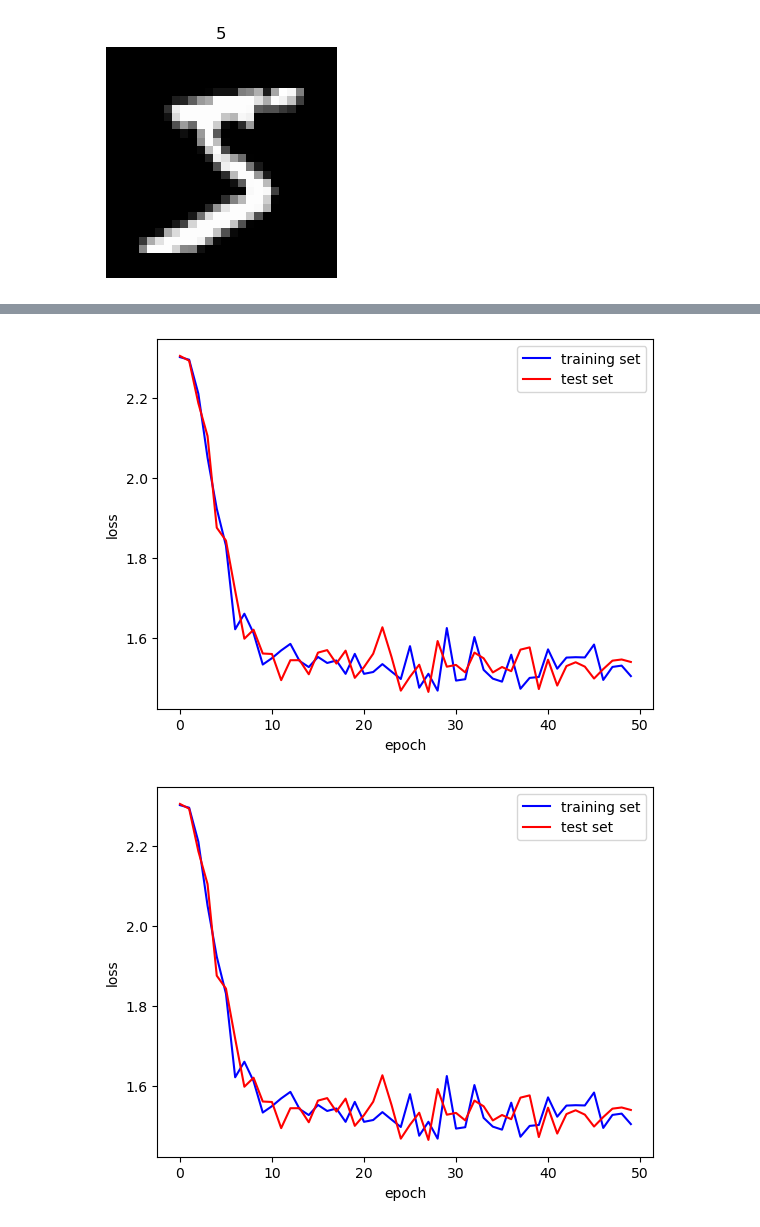
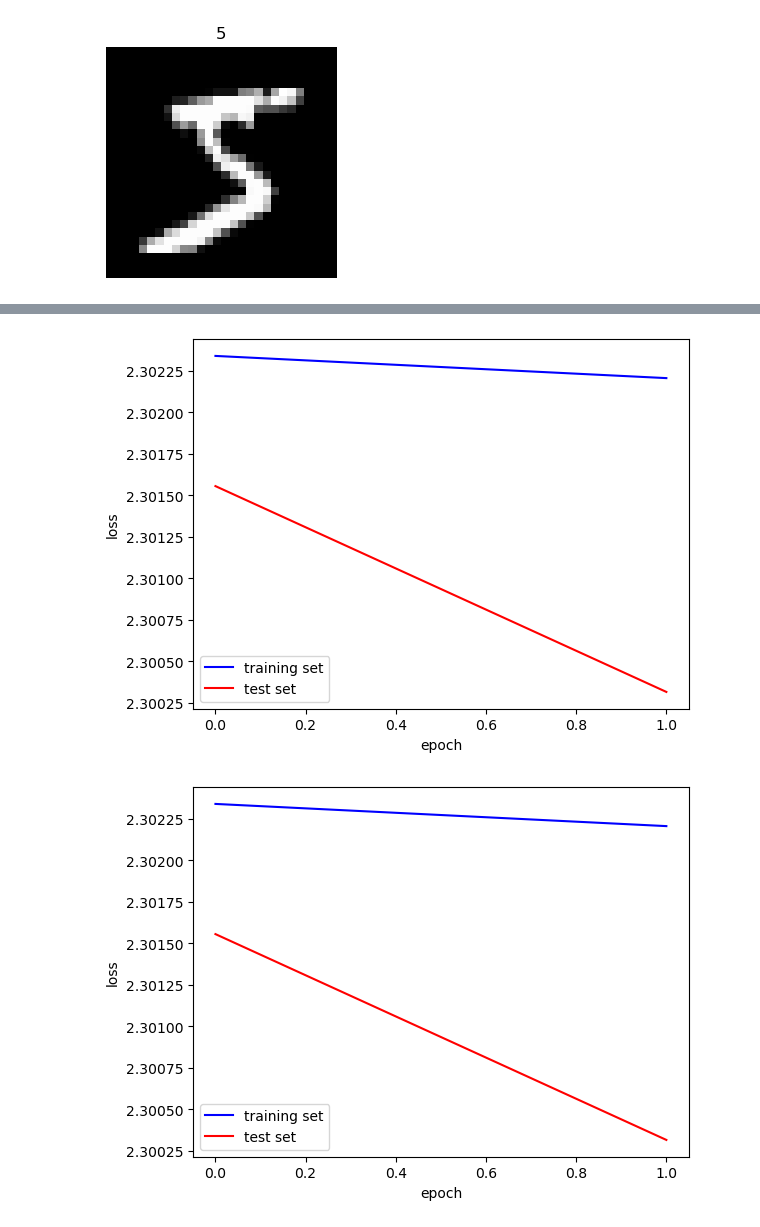
Before and after one commit to Joel-Bauer/PytorchTutorial, a Jupyter notebook: MNIST_with_Pytorch.ipynb, the cells around one changed output, grey strips where cells are left out. Saved outputs shown, nothing was run; the diff lists cells and outputs as text; code cells hidden in the pictures.

```diff
--- a/MNIST_with_Pytorch.ipynb
+++ b/MNIST_with_Pytorch.ipynb
@@ -205,7 +208,7 @@ from tqdm import tqdm
 from IPython import display
 
 # training loop
-epochs = 50 #
+epochs = 1 #
 plot_itn = 1 # plot every few epochs
 
 
@@ -227,37 +230,37 @@ for ep_n in range(epochs):
         loss_test.append(batch_loss.cpu().detach().numpy())
 
     for img,label in tqdm(loaders['train']):
         img = img.to(device)
         label = label.to(device)
         net.train()
         run_model(img,label,net,optimizer,loss,train=True)
 
     # train set loss
     img,label=next(iter(loaders['train'])) # get a batch
     img = img.to(device)
     label = label.to(device)
     batch_loss, _, _, _ = run_model(img,label,net,optimizer,loss)
     loss_train.append(batch_loss.cpu().detach().numpy())
 
     # test set loss
     img,label=next(iter(loaders['test'])) # get a batch
     img = img.to(device)
     label = label.to(device)
     batch_loss, _, _, _ = run_model(img,label,net,optimizer,loss)
     loss_test.append(batch_loss.cpu().detach().numpy())
 
     if (ep_n % plot_itn)==0:
         plt.clf()
-        train_handle = plt.plot(loss_train[0:-1], color='blue',label='training set')
-        test_handle = plt.plot(loss_test[0:-1], color='red',label='test set')
+        train_handle = plt.plot(loss_train, color='blue',label='training set')
+        test_handle = plt.plot(loss_test, color='red',label='test set')
         plt.xlabel('epoch')
         plt.ylabel('loss')
         plt.legend()
         display.clear_output(wait=True)
         display.display(plt.gcf())
 # %% [output]
-[figure, old version]
+[figure, new version]
-[figure, old version]
+[figure, new version]
 # %%
 # check its all working
 loader_temp = iter(loaders['test'])
```
Also changed, not shown: parts of 5 cells of this notebook.
